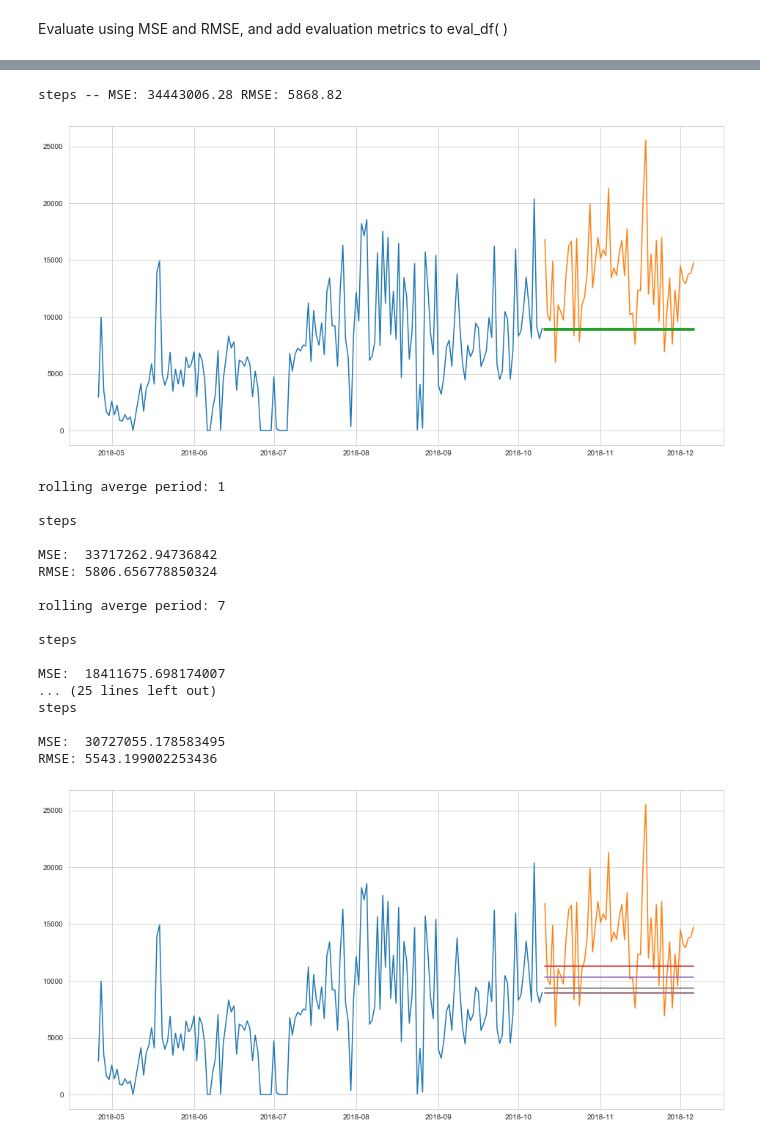
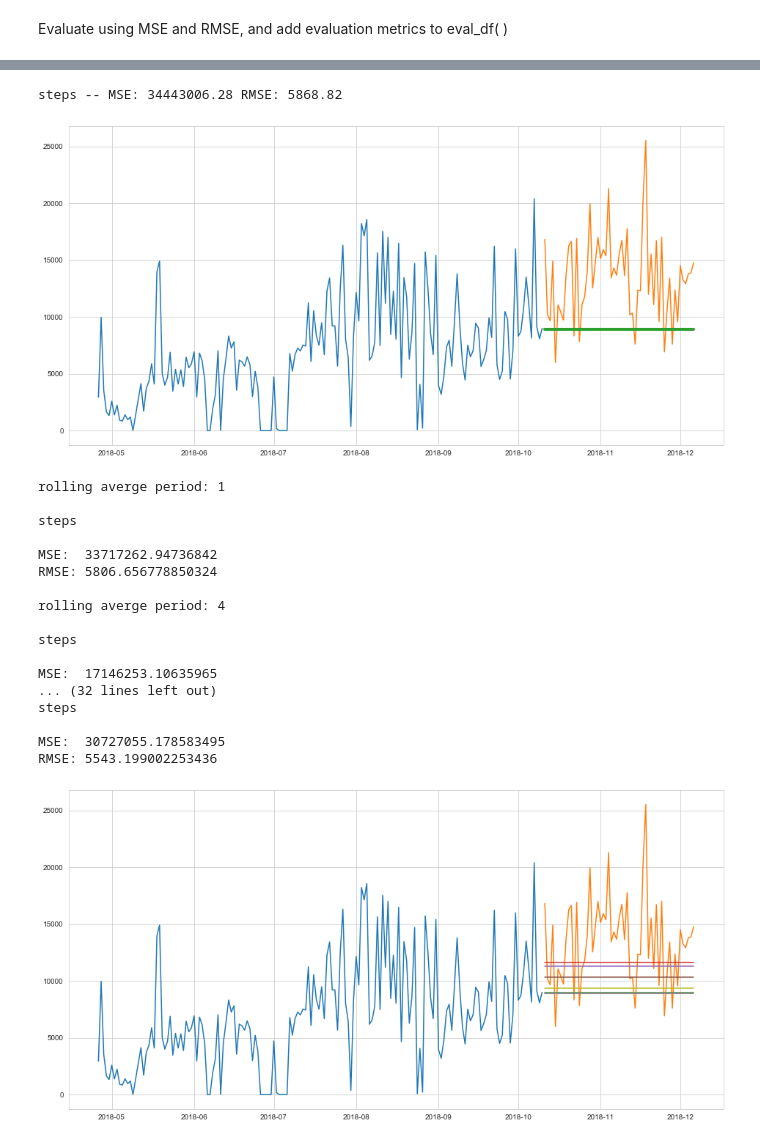
Before and after one commit to Tim-Sotirhos/fitbit_project, a Jupyter notebook: fitbit_project.ipynb, the cells around one changed output, grey strips where cells are left out. Cells and saved outputs as stored; diff of their text form; code cells hidden in the pictures.

```diff
--- a/fitbit_project.ipynb
+++ b/fitbit_project.ipynb
@@ -528,36 +528,36 @@ periods = 30
 yhat['steps'] = train.steps.rolling(periods).mean().iloc[-1]
 
 plot_and_eval(target_vars, train, test)
-eval_df = append_eval_df(model_type='moving_average', target_vars=['steps'], train = train, test = test)
+#eval_df = append_eval_df(model_type='moving_average', target_vars=['steps'], train = train, test = test)
 
 plt.figure(figsize=(16, 8))
 plt.plot(train[target_vars],label='Train')
 plt.plot(test[target_vars], label='Test')
-period_vals = [1, 7, 14, 30, 60, 90]
+period_vals = [1, 4, 7, 14, 30, 60, 90]
 for p in period_vals:
     yhat['steps'] = train.steps.rolling(p).mean().iloc[-1]
     plt.plot(yhat.steps)
     print('\nrolling averge period:',p)
     print('\nsteps\n')
     evaluate('steps', train = train, test = test)
 # %% [output]
 steps -- MSE: 34443006.28 RMSE: 5868.82
 [figure]
 rolling averge period: 1
 
 steps
 
 MSE:  33717262.94736842
 RMSE: 5806.656778850324
 
-rolling averge period: 7
+rolling averge period: 4
 
 steps
 
-MSE:  18411675.698174007
-... (25 lines left out)
+MSE:  17146253.10635965
+... (32 lines left out)
 steps
 
 MSE:  30727055.178583495
 RMSE: 5543.199002253436
-[figure, old version]
+[figure, new version]
```
Also changed, not shown: parts of 15 cells of this notebook, 1 other file.
